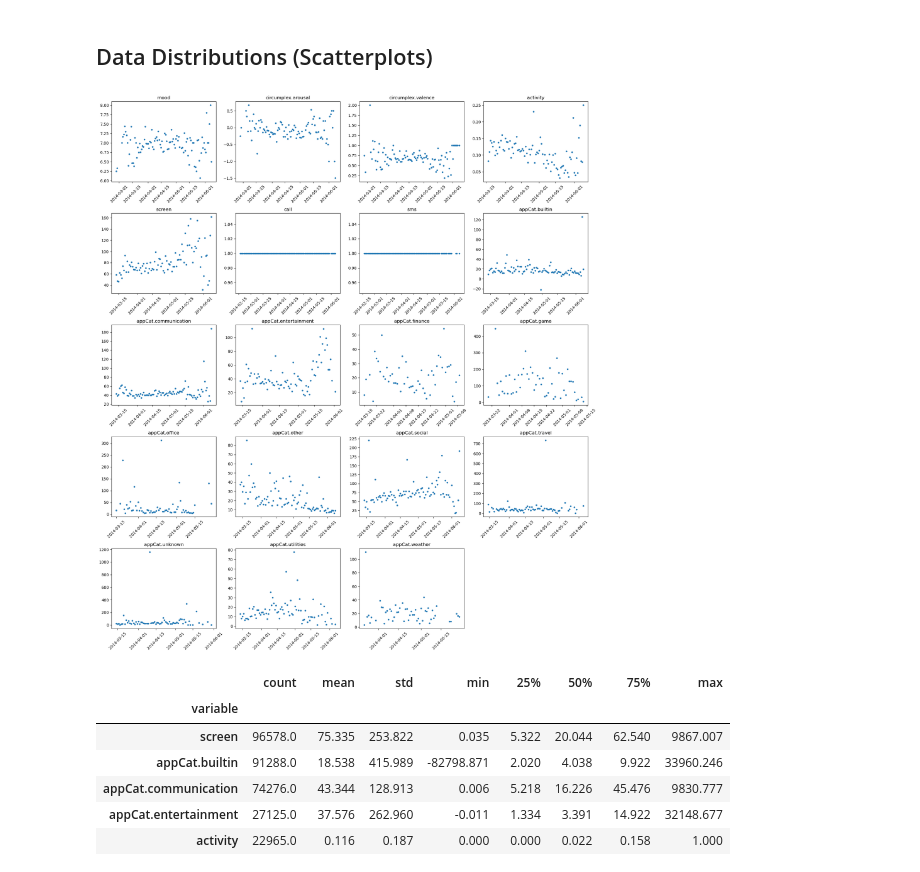
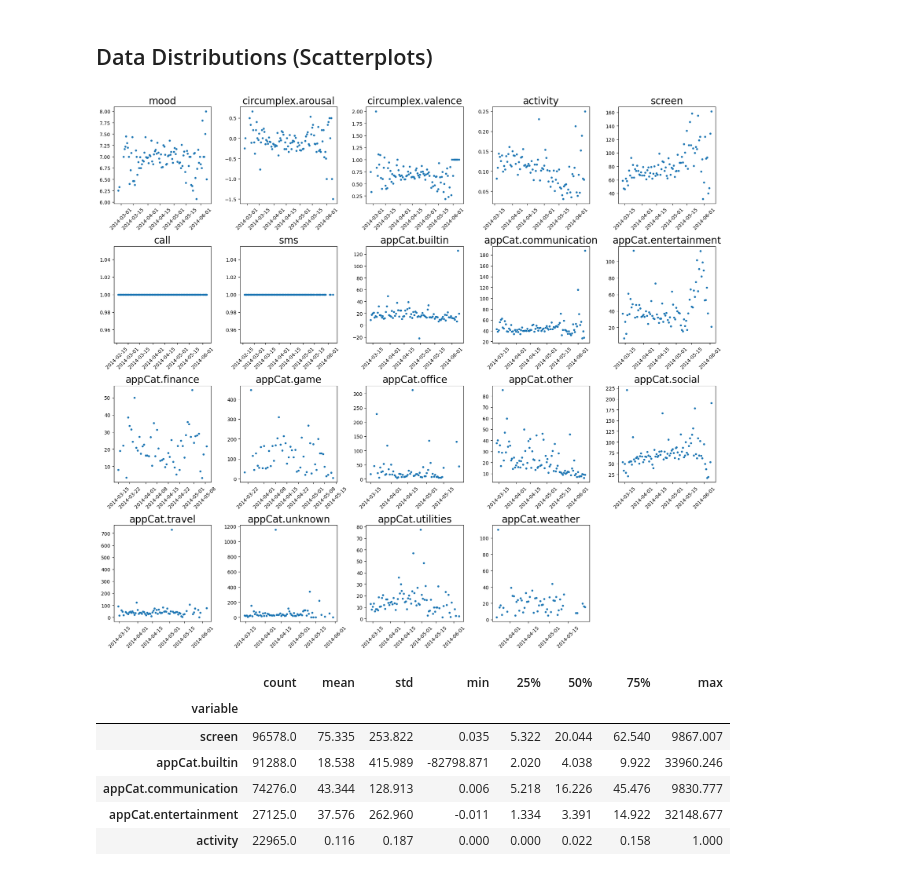
Before and after one commit to rozaneuroza/DataMiningProject, a Jupyter notebook: EDA.ipynb, the cells around one changed output. Drawn from its saved outputs; the diff is of its cells as text; code cells hidden in the pictures.

```diff
--- a/EDA.ipynb
+++ b/EDA.ipynb
@@ -49,33 +49,33 @@ Mean records per user: 13960. Min: 2848, Max: 21999
 # %%
 # Can be used to visualize aggregated data
 
 variables = np.array(df["variable"].unique())
 n = len(variables)
 
 # Plot
 
-cols = 4
+cols = 5
 rows = math.ceil(n/cols)
 
 fig, axes = plt.subplots(rows, cols, figsize = (18, 4*rows))
 axes = axes.flatten()
 
 for i, var in enumerate(variables):
     raw = df[df["variable"] == var].copy()
 
     daily = raw.groupby(pd.Grouper(key="time", freq="D"))["value"].mean()
 
     axes[i].scatter(daily.index, daily.values, s=10)
-    axes[i].set_title(var)
+    axes[i].set_title(var, fontsize=20)
     axes[i].tick_params(axis='x', rotation=45)
 
 for j in range(i+1, len(axes)):
     fig.delaxes(axes[j])
 
 plt.tight_layout()
 plt.show()
 # %% [output]
-[figure, old version]
+[figure, new version]
 # %%
 # Value ranges per variable sorted by count
 df.groupby('variable')['value'].describe().round(3).sort_values(by='count', ascending=False)
```
Also changed, not shown: parts of 1 cell of this notebook, 11 other files.
